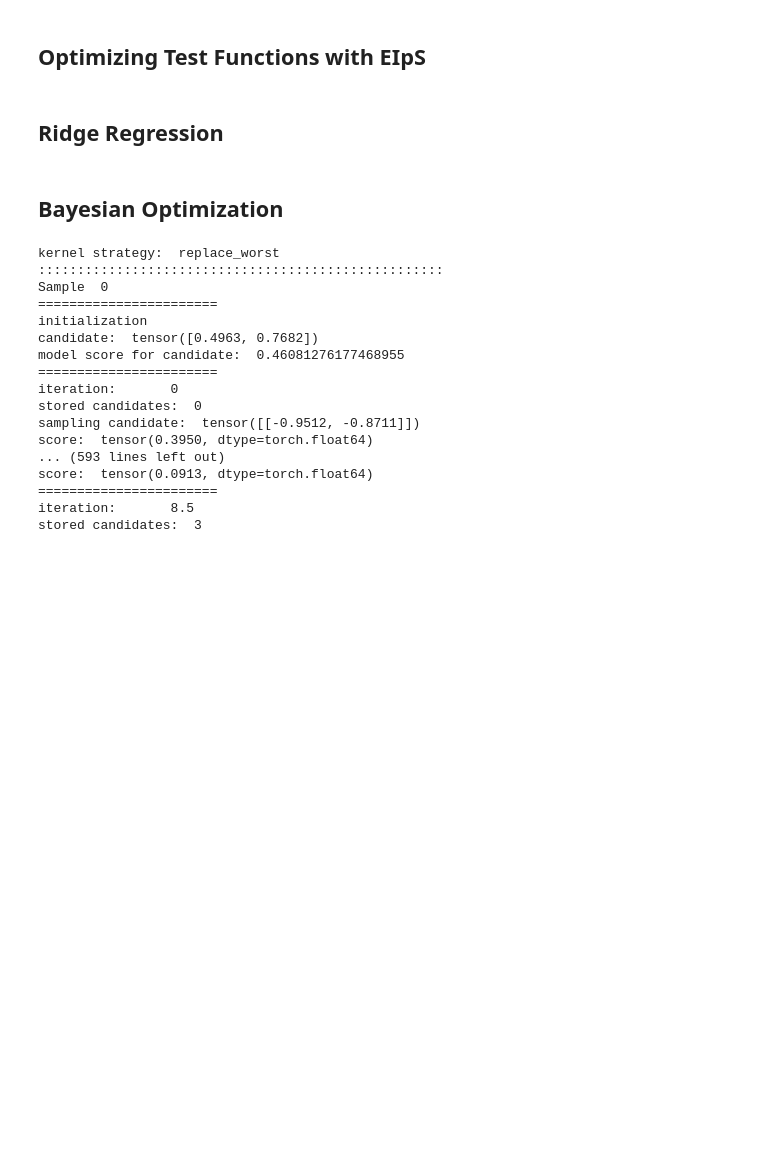
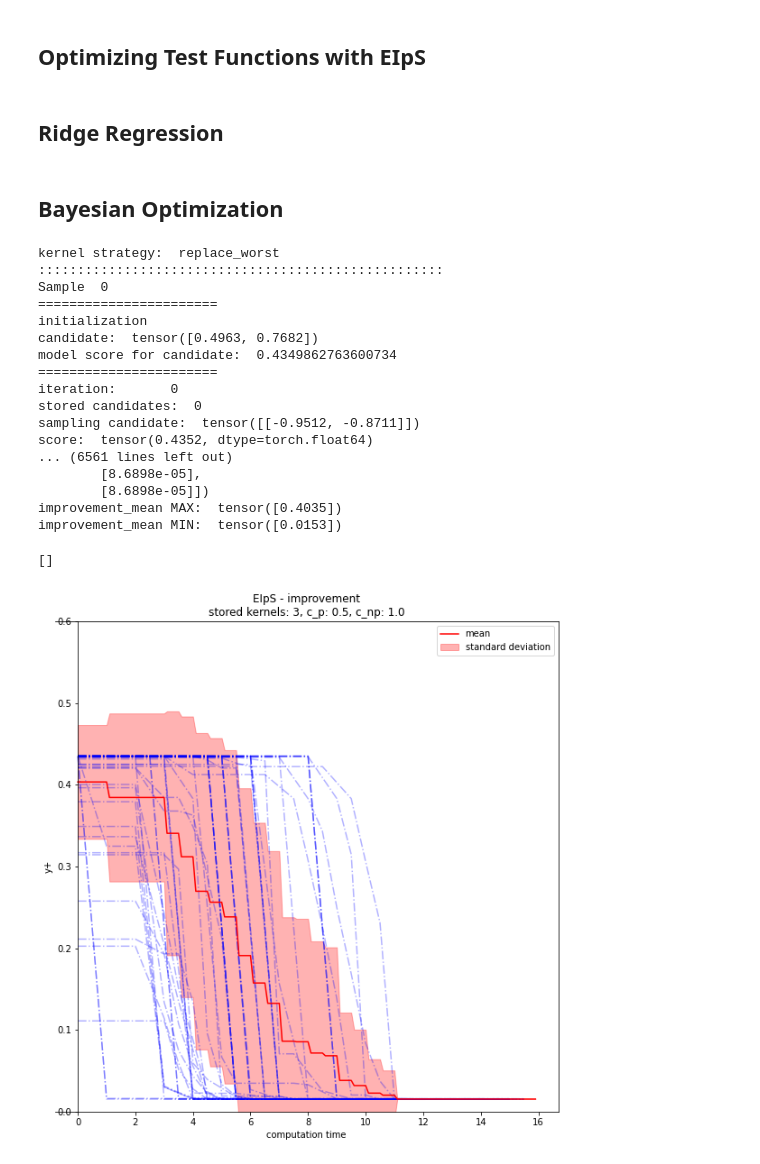
Before and after one commit to VincentMeilinger/BayesianOptimizationEIpS, a Jupyter notebook: OptimizeRR_EIpS.ipynb, the cells around one changed output. Saved outputs shown, nothing was run; the diff lists cells and outputs as text; code cells hidden in the pictures; blank space fills up the shorter version.

```diff
--- a/OptimizeRR_EIpS.ipynb
+++ b/OptimizeRR_EIpS.ipynb
@@ -43,18 +43,17 @@ X_ = grid.reshape(len(x_)*len(y_), 2)
 # %% [markdown]
 ## Ridge Regression
 # %%
-iris = ds.load_iris()
-X = iris.data
-y = iris.target
+#dataset = ds.load_iris()
+dataset = ds.load_digits(n_class=2)
+X = dataset.data
+y = dataset.target
 
-X_2d = X[:, 1:3]
-X_2d = X_2d[y > 0]
-y_2d = y[y > 0]
-y_2d -= 1
-X = X_2d
+#X = X[y > 0]
+#y = y[y > 0]
+#y -= 1
 scaler = StandardScaler()
 X = scaler.fit_transform(X)
-y = y_2d
+
 # test train split
 #X, y = ds.make_moons(200, noise=0.3, random_state=0)
 X_train, X_test, y_train, y_test = train_test_split(X, y, test_size=0.3, random_state=0)
@@ -265,7 +264,7 @@ def sample_bo(n_iters:int, compute_time_iter:bool, c_p=1, c_np=1, max_stored_ker
     return y_samples, compute_time_steps
 
 # params
-n_samples = 20
+n_samples = 50
 n_bo = 15
 
 compute_time_iter = True
@@ -354,37 +353,39 @@ print("improvement_mean MAX: ", max(improvement_mean))
 print("improvement_mean MIN: ", min(improvement_mean))
 
 axis.plot(compute_time_steps, improvement_mean, color='red', label='mean')
 axis.fill_between(compute_time_steps,
                 (improvement_mean - improvement_var).flatten(),
                 (improvement_mean + improvement_var).flatten(),
                 alpha=0.3,
                 color='red',
                 label='standard deviation')
 axis.set_xlabel("computation time")
 
 
 axis.set_ylabel("y+")
 axis.set_title("EIpS - improvement\nstored kernels: " + str(max_stored_kernels) + ", c_p: " + str(c_p) + ", c_np: " + str(c_np))
 axis.spines['left'].set_position('zero')
 axis.spines['bottom'].set_position('zero')
 axis.set_ylim([0., 0.6])
 axis.legend()
 plt.plot()
 # %% [output]
 kernel strategy:  replace_worst
 ::::::::::::::::::::::::::::::::::::::::::::::::::::
 Sample  0
 =======================
 initialization
 candidate:  tensor([0.4963, 0.7682])
-model score for candidate:  0.46081276177468955
+model score for candidate:  0.4349862763600734
 =======================
 iteration:       0
 stored candidates:  0
 sampling candidate:  tensor([[-0.9512, -0.8711]])
-score:  tensor(0.3950, dtype=torch.float64)
-... (593 lines left out)
-score:  tensor(0.0913, dtype=torch.float64)
-=======================
-iteration:       8.5
-stored candidates:  3
+score:  tensor(0.4352, dtype=torch.float64)
+... (6561 lines left out)
+        [8.6898e-05],
+        [8.6898e-05]])
+improvement_mean MAX:  tensor([0.4035])
+improvement_mean MIN:  tensor([0.0153])
+[]
+[figure, added]
```
Also changed, not shown: 3 other files.
